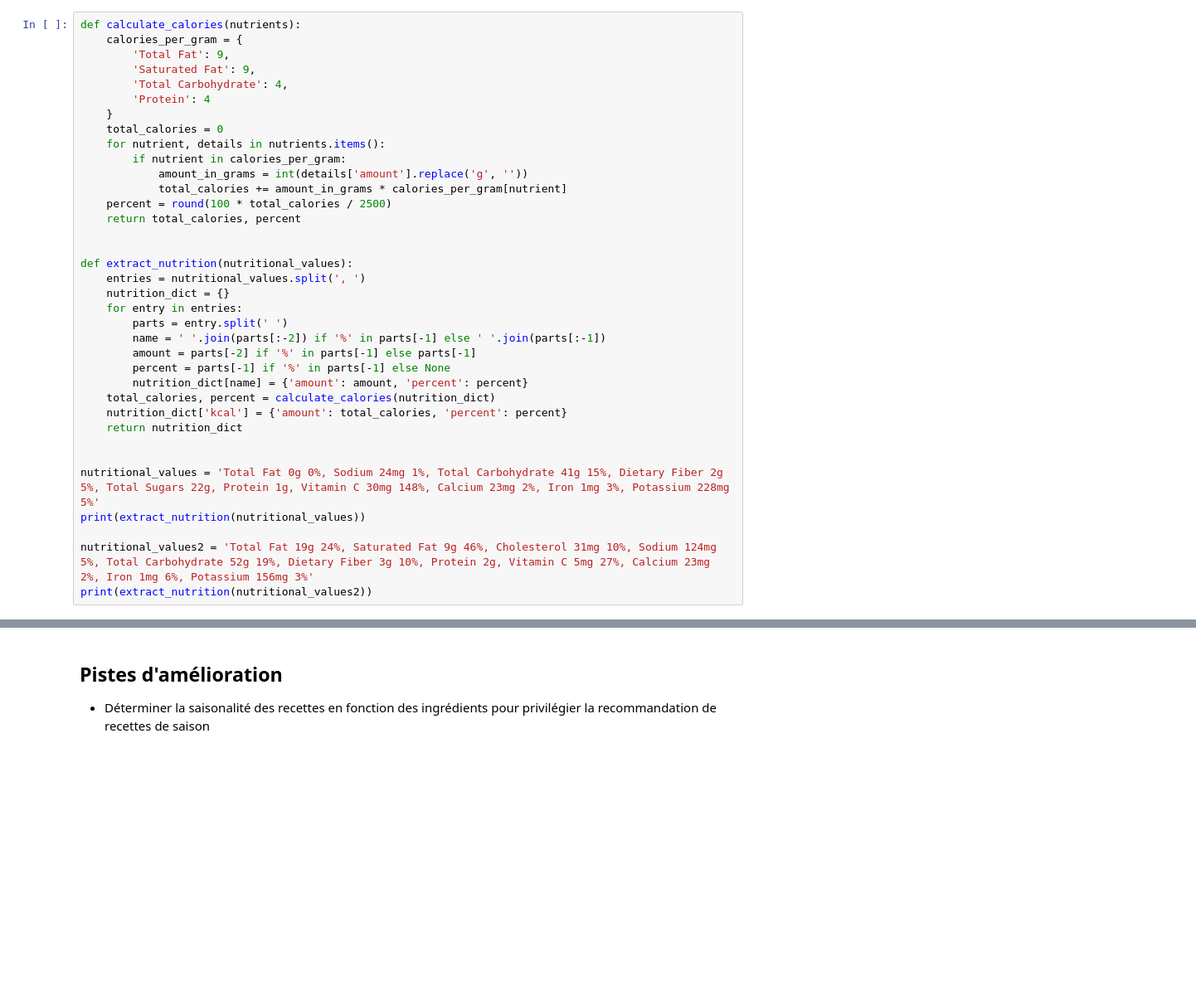
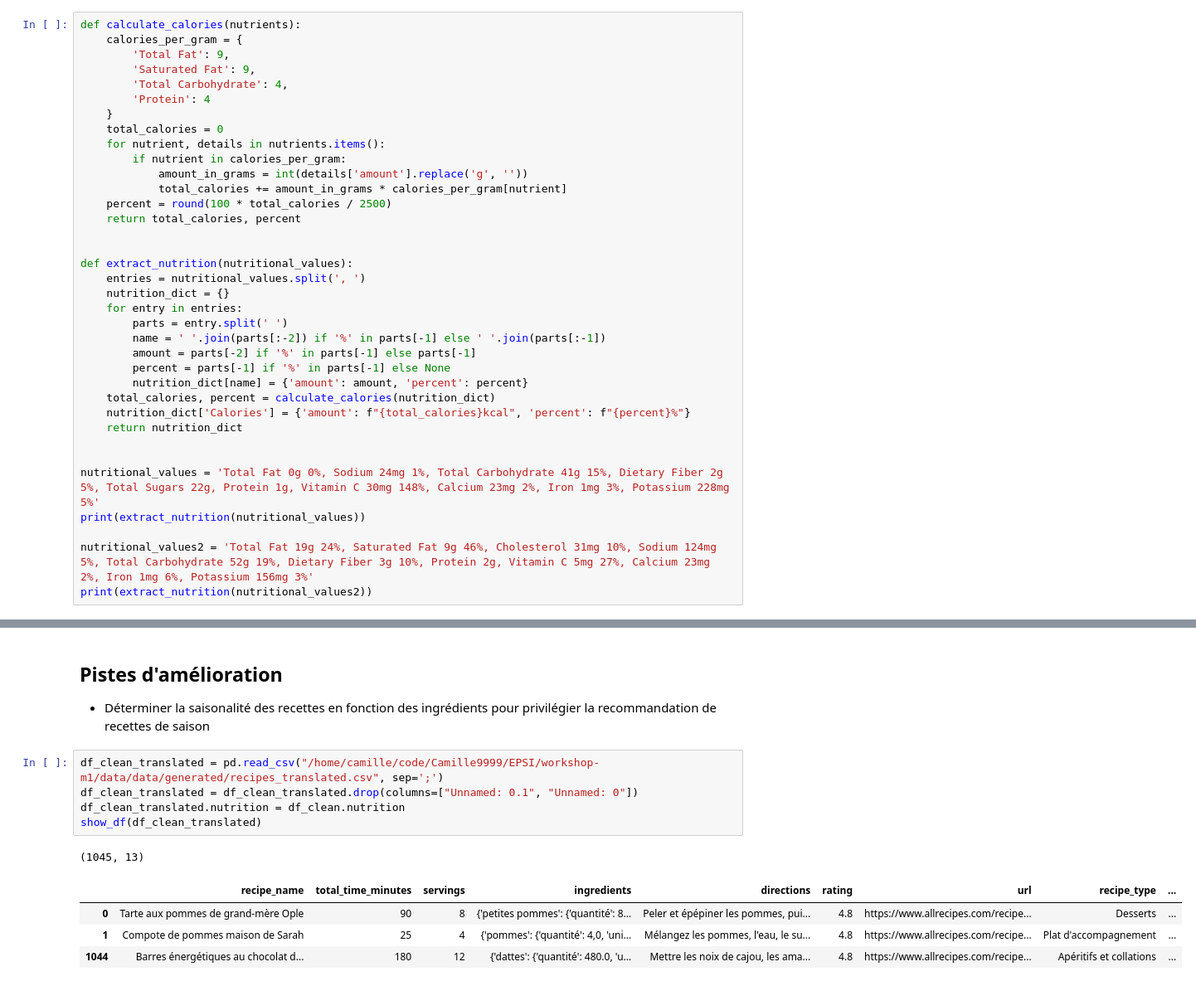
Before and after one commit to benaja-bendo/workshop-m1, a Jupyter notebook: data/notebooks/dataset_kaggle.ipynb, the cells around one changed output, grey strips where cells are left out. Shown at 83% size. Saved outputs shown, nothing was run; the diff lists cells and outputs as text; blank space fills up the shorter version.

```diff
--- a/data/notebooks/dataset_kaggle.ipynb
+++ b/data/notebooks/dataset_kaggle.ipynb
@@ -197,7 +197,7 @@ def extract_nutrition(nutritional_values):
         percent = parts[-1] if '%' in parts[-1] else None
         nutrition_dict[name] = {'amount': amount, 'percent': percent}
     total_calories, percent = calculate_calories(nutrition_dict)
-    nutrition_dict['kcal'] = {'amount': total_calories, 'percent': percent}
+    nutrition_dict['Calories'] = {'amount': f"{total_calories}kcal", 'percent': f"{percent}%"}
     return nutrition_dict
 
 
@@ -443,3 +466,14 @@ with open('../data/generated/recipes.json', 'w') as json_file:
 ## Pistes d'amélioration
 
 - Déterminer la saisonalité des recettes en fonction des ingrédients pour privilégier la recommandation de recettes de saison
+# %%
+df_clean_translated = pd.read_csv("/home/camille/code/Camille9999/EPSI/workshop-m1/data/data/generated/recipes_translated.csv", sep=';')
+df_clean_translated = df_clean_translated.drop(columns=["Unnamed: 0.1", "Unnamed: 0"])
+df_clean_translated.nutrition = df_clean.nutrition
+show_df(df_clean_translated)
+# %% [output]
+(1045, 13)
+|  | recipe_name | total_time_minutes | servings | ingredients | directions | rating | url | recipe_type | ... |
+| 0 | Tarte aux pommes de grand-mère Ople | 90 | 8 | {'petites pommes': {'quantité': 8... | Peler et épépiner les pommes, pui... | 4.8 | https://www.allrecipes.com/recipe... | Desserts | ... |
+| 1 | Compote de pommes maison de Sarah | 25 | 4 | {'pommes': {'quantité': 4,0, 'uni... | Mélangez les pommes, l'eau, le su... | 4.8 | https://www.allrecipes.com/recipe... | Plat d'accompagnement | ... |
+| 1044 | Barres énergétiques au chocolat d... | 180 | 12 | {'dattes': {'quantité': 480.0, 'u... | Mettre les noix de cajou, les ama... | 4.8 | https://www.allrecipes.com/recipe... | Apéritifs et collations | ... |
```
Also changed, not shown: parts of 10 cells of this notebook.
